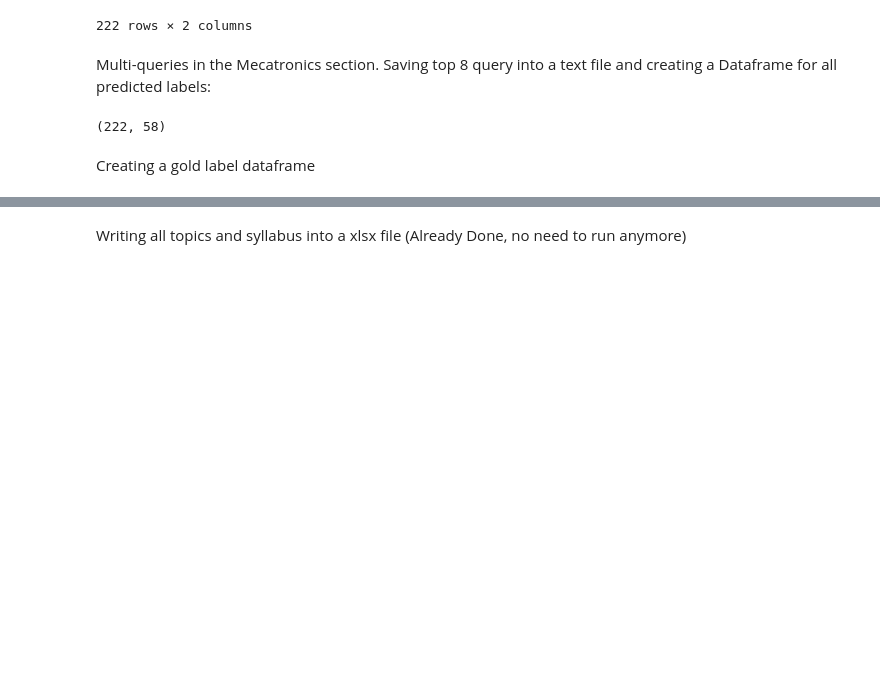
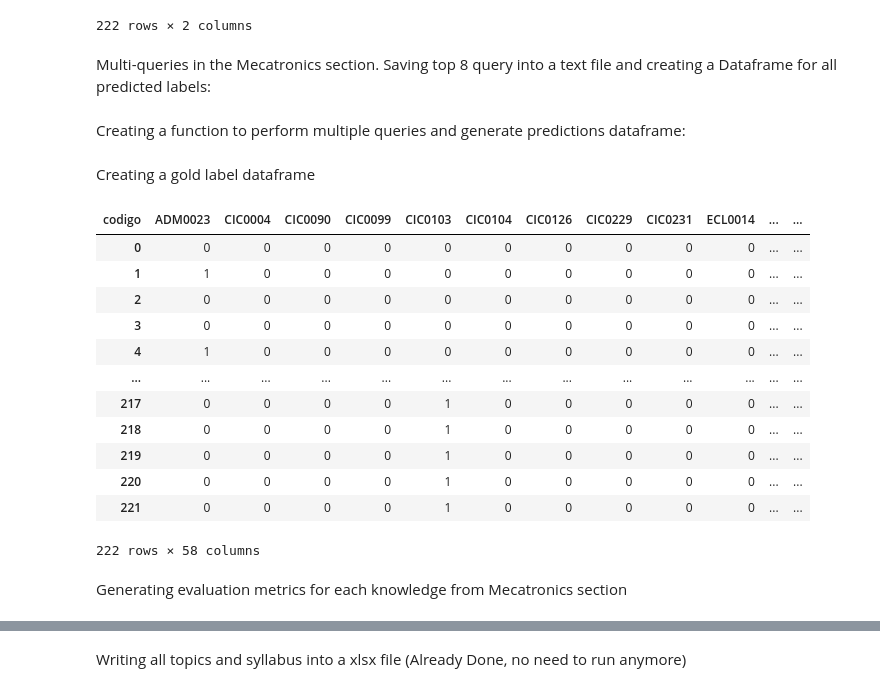
Before and after one commit to gnramos/crea-tools, a Jupyter notebook: main-code.ipynb, the cells around one changed output, grey strips where cells are left out. Drawn from its saved outputs; the diff is of its cells as text; code cells hidden in the pictures; blank space fills up the shorter version.

```diff
--- a/main-code.ipynb
+++ b/main-code.ipynb
@@ -407,12 +387,6 @@ mechatronics_knowledge_df
 # %% [markdown]
 Multi-queries in the Mecatronics section. Saving top 8 query into a text file and creating a Dataframe for all predicted labels:
 # %%
-# print( mechatronics_knowledge_df.shape )
-
-predicted_labels = pd.DataFrame(columns= subjects_df['codigo'])
-
-threshold = 0.1
-
 query_full_text = ""
 for i, row in mechatronics_knowledge_df.iterrows():
     text = row[0] + ' ' + row[1]
@@ -422,13 +396,7 @@ for i, row in mechatronics_knowledge_df.iterrows():
     query_full_text += "Texto buscado depois de preprocessado: " + str(preprocess(text)) + '\n'
     query_full_text += search_similarity_query_top8(text).to_string() + "\n\n"
 
-    binary_values = np.array([1 if val >= threshold else 0 for val in search_similarity_query_all(text)])
-    predicted_labels.loc[len(predicted_labels.index)] = binary_values
-
 with open("mechatronics_requirements_query.txt", 'w') as f:
     f.write(query_full_text)
-
-print(predicted_labels.shape)
-# print(predicted_labels.iloc[1])
-# %% [output]
-(222, 58)
+# %% [markdown]
+Creating a function to perform multiple queries and generate predictions dataframe:
@@ -435,2 +417,29 @@ print(predicted_labels.shape)
 # %% [markdown]
 Creating a gold label dataframe
+# %%
+golden_df = pd.read_excel("conteudos_e_ementas.xlsx").iloc[:, 4:7].fillna(method="ffill")
+
+gold_labels = pd.DataFrame(columns= subjects_df['codigo'])
+
+for i, row in golden_df.iterrows():
+    related = row[2].split(',')
+    binary_values = [1 if val in related else 0 for val in subjects_df['codigo']]
+    gold_labels.loc[len(gold_labels.index)] = binary_values
+
+gold_labels
+# %% [output]
+| codigo | ADM0023 | CIC0004 | CIC0090 | CIC0099 | CIC0103 | CIC0104 | CIC0126 | CIC0229 | CIC0231 | ECL0014 | ... | ... |
+| 0 | 0 | 0 | 0 | 0 | 0 | 0 | 0 | 0 | 0 | 0 | ... | ... |
+| 1 | 1 | 0 | 0 | 0 | 0 | 0 | 0 | 0 | 0 | 0 | ... | ... |
+| 2 | 0 | 0 | 0 | 0 | 0 | 0 | 0 | 0 | 0 | 0 | ... | ... |
+| 3 | 0 | 0 | 0 | 0 | 0 | 0 | 0 | 0 | 0 | 0 | ... | ... |
+| 4 | 1 | 0 | 0 | 0 | 0 | 0 | 0 | 0 | 0 | 0 | ... | ... |
+| ... | ... | ... | ... | ... | ... | ... | ... | ... | ... | ... | ... | ... |
+| 217 | 0 | 0 | 0 | 0 | 1 | 0 | 0 | 0 | 0 | 0 | ... | ... |
+| 218 | 0 | 0 | 0 | 0 | 1 | 0 | 0 | 0 | 0 | 0 | ... | ... |
+| 219 | 0 | 0 | 0 | 0 | 1 | 0 | 0 | 0 | 0 | 0 | ... | ... |
+| 220 | 0 | 0 | 0 | 0 | 1 | 0 | 0 | 0 | 0 | 0 | ... | ... |
+| 221 | 0 | 0 | 0 | 0 | 1 | 0 | 0 | 0 | 0 | 0 | ... | ... |
+222 rows × 58 columns
+# %% [markdown]
+Generating evaluation metrics for each knowledge from Mecatronics section
```
Also changed, not shown: parts of 9 cells of this notebook, 5 other files.
